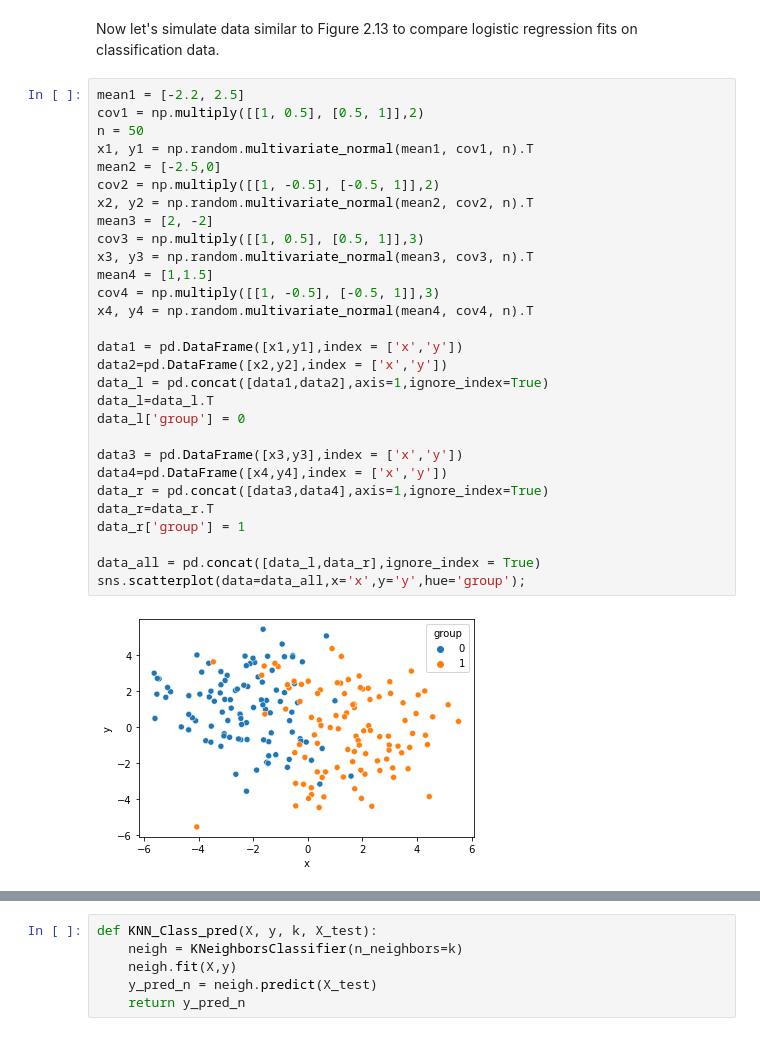
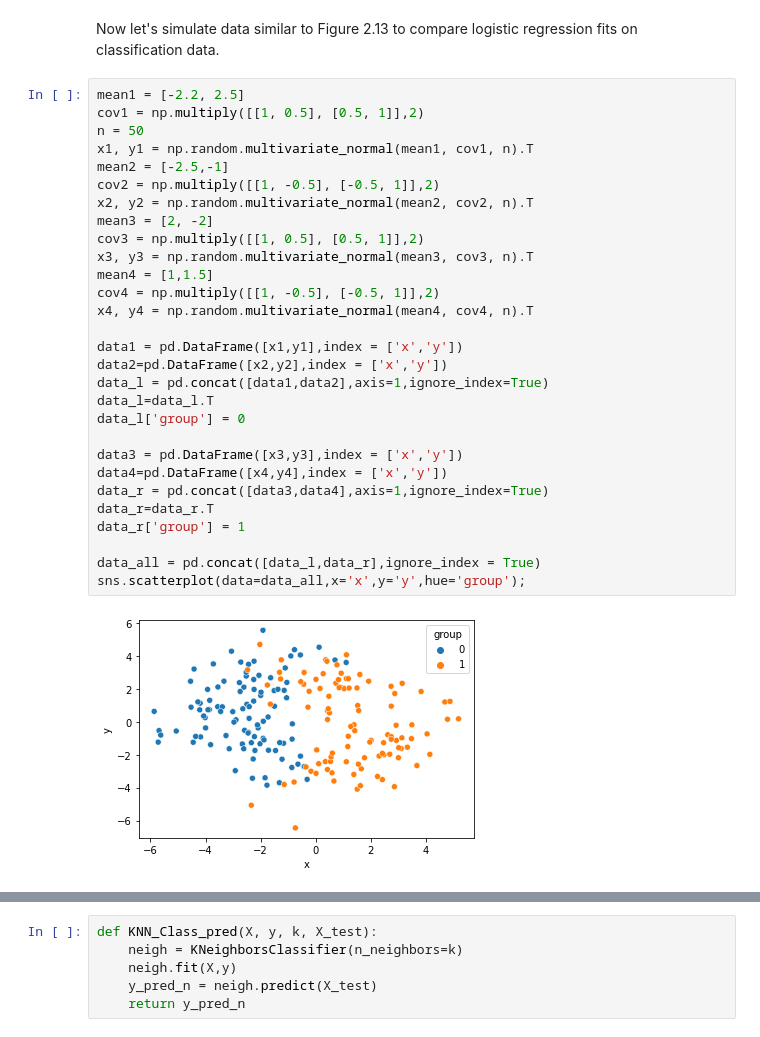
Before and after one commit to mtekant/ISLR_Notes, a Jupyter notebook: Introduction to Statistical Learning, 2nd Edition -- Notes for Ch 5.ipynb, the cells around one changed output, grey strips where cells are left out. Saved outputs shown, nothing was run; the diff lists cells and outputs as text.

```diff
--- a/Introduction to Statistical Learning, 2nd Edition -- Notes for Ch 5.ipynb
+++ b/Introduction to Statistical Learning, 2nd Edition -- Notes for Ch 5.ipynb
@@ -157,34 +157,34 @@ Now let's simulate data similar to Figure 2.13 to compare logistic regression fi
 # %%
 mean1 = [-2.2, 2.5]
 cov1 = np.multiply([[1, 0.5], [0.5, 1]],2)
 n = 50
 x1, y1 = np.random.multivariate_normal(mean1, cov1, n).T
-mean2 = [-2.5,0]
+mean2 = [-2.5,-1]
 cov2 = np.multiply([[1, -0.5], [-0.5, 1]],2)
 x2, y2 = np.random.multivariate_normal(mean2, cov2, n).T
 mean3 = [2, -2]
-cov3 = np.multiply([[1, 0.5], [0.5, 1]],3)
+cov3 = np.multiply([[1, 0.5], [0.5, 1]],2)
 x3, y3 = np.random.multivariate_normal(mean3, cov3, n).T
 mean4 = [1,1.5]
-cov4 = np.multiply([[1, -0.5], [-0.5, 1]],3)
+cov4 = np.multiply([[1, -0.5], [-0.5, 1]],2)
 x4, y4 = np.random.multivariate_normal(mean4, cov4, n).T
 
 data1 = pd.DataFrame([x1,y1],index = ['x','y'])
 data2=pd.DataFrame([x2,y2],index = ['x','y'])
 data_l = pd.concat([data1,data2],axis=1,ignore_index=True)
 data_l=data_l.T
 data_l['group'] = 0
 
 data3 = pd.DataFrame([x3,y3],index = ['x','y'])
 data4=pd.DataFrame([x4,y4],index = ['x','y'])
 data_r = pd.concat([data3,data4],axis=1,ignore_index=True)
 data_r=data_r.T
 data_r['group'] = 1
 
 data_all = pd.concat([data_l,data_r],ignore_index = True)
 sns.scatterplot(data=data_all,x='x',y='y',hue='group');
 # %% [output]
-[figure, old version]
+[figure, new version]
 # %%
 xes ,ys = np.mgrid[-6:6:0.01,-6:6:0.01]
 pos = np.dstack((xes,ys))
```
Also changed, not shown: parts of 16 cells of this notebook.
